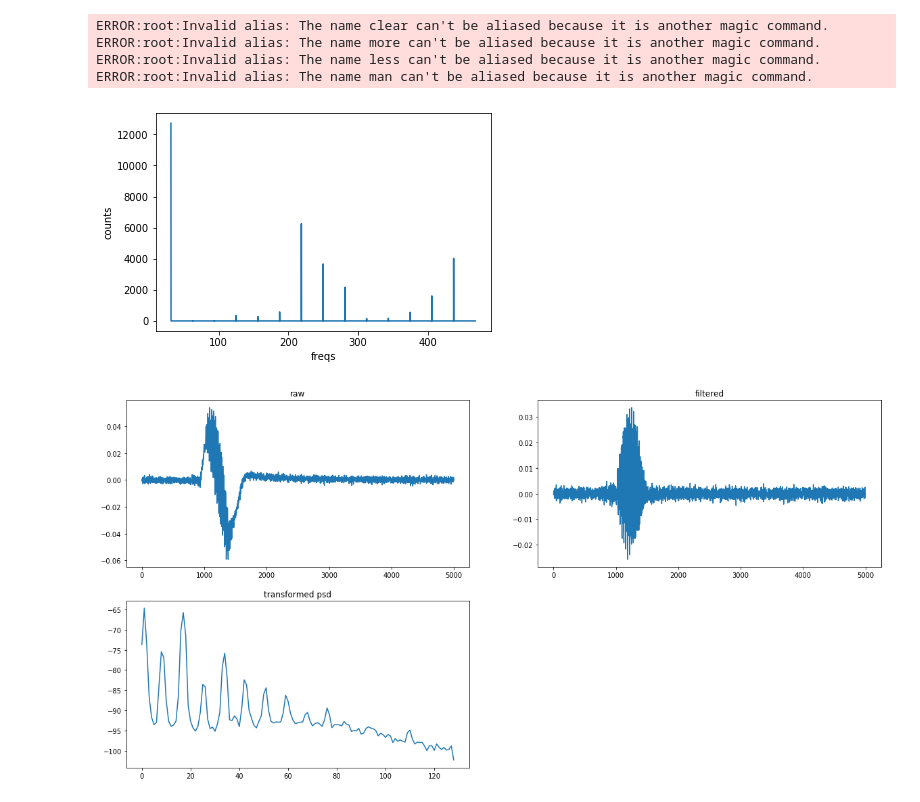
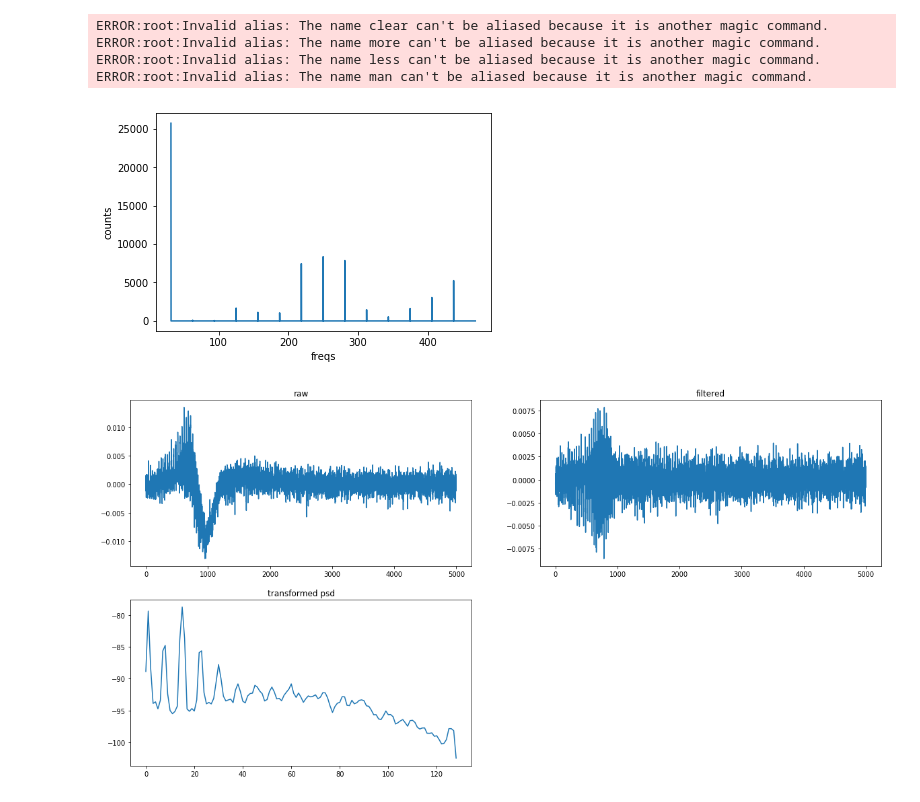
Before and after one commit to kalfasyan/wingbeat_frequencies, a Jupyter notebook: Analyzing_SDcard_data.ipynb, the cells around one changed output. Drawn from its saved outputs; the diff is of its cells as text; code cells hidden in the pictures.

```diff
--- a/Analyzing_SDcard_data.ipynb
+++ b/Analyzing_SDcard_data.ipynb
@@ -12,18 +12,18 @@ ERROR:root:Invalid alias: The name more can't be aliased because it is another m
 ERROR:root:Invalid alias: The name less can't be aliased because it is another magic command.
 ERROR:root:Invalid alias: The name man can't be aliased because it is another magic command.
 # %%
-dataset = Dataset('LG')#C. pomonella')#D. suzukii')
+dataset = Dataset('LG2')#C. pomonella')#D. suzukii')
 dataset.load(only_names=False)
 X = dataset.X
 y = dataset.y
 filenames = dataset.filenames
 dataset.get_frequency_peaks()
 # %% [output]
-[figure, old version]
+[figure, new version]
 # %%
 plot_wingbeat(data = X[np.random.randint(0,31),:])
 # %% [output]
-[figure, old version]
+[figure, new version]
 # %%
 df = pd.DataFrame(pd.Series(filenames).apply(lambda x: get_wingbeat_timestamp(x)).value_counts())
 # %%
```
Also changed, not shown: parts of 5 cells of this notebook, 3 other files.
